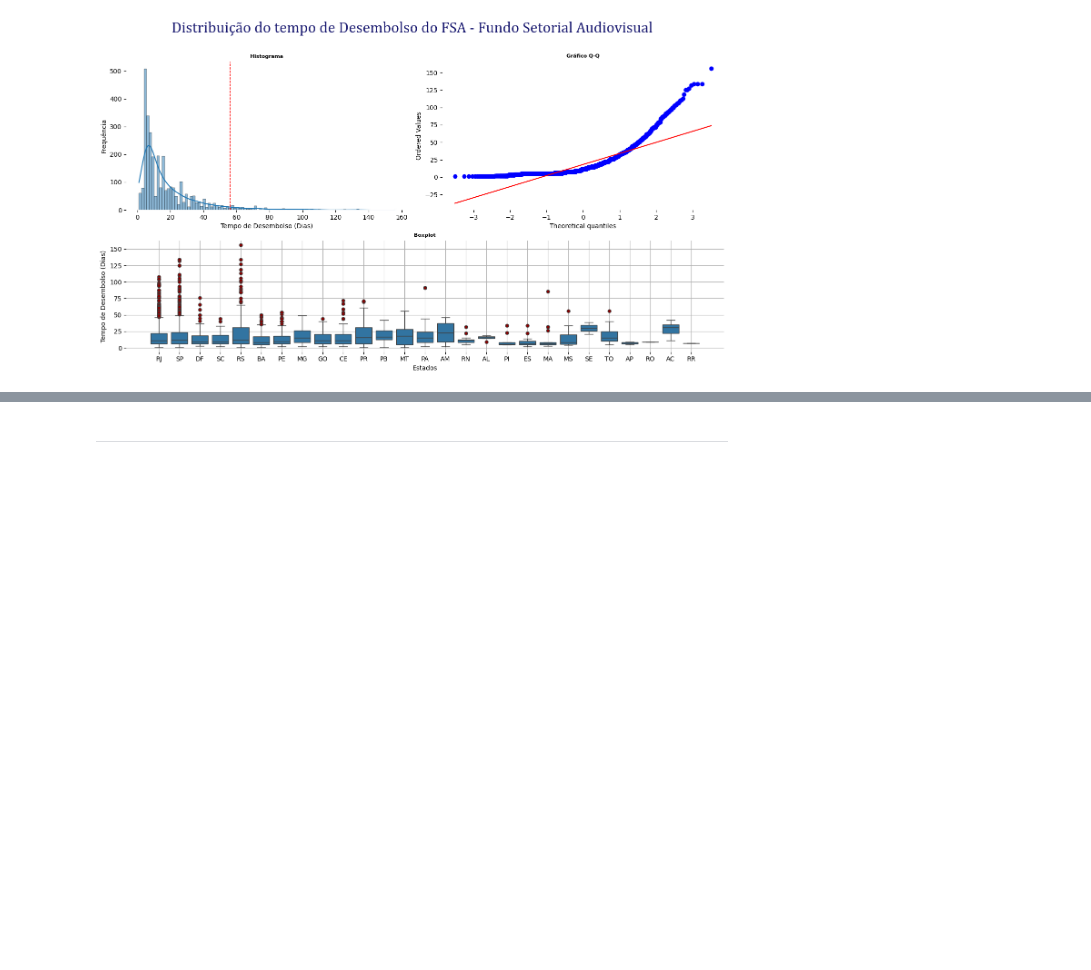
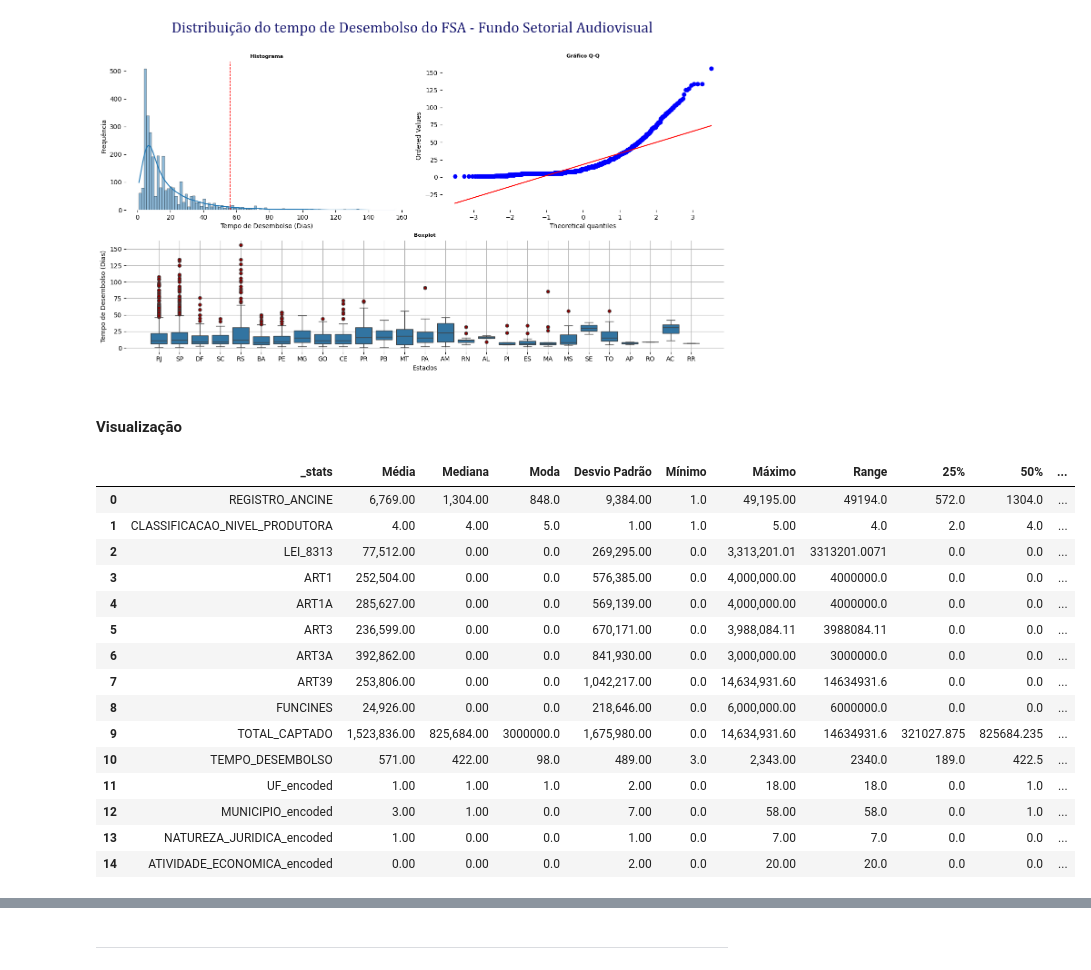
Before and after one commit to fonsecadados/AgenciaNacionalDoCinema_ANCINE, a Jupyter notebook: ANCINE_DesafiosEOportunidades.ipynb, the cells around one changed output, grey strips where cells are left out. Drawn from its saved outputs; the diff is of its cells as text; code cells hidden in the pictures; blank space fills up the shorter version.

```diff
--- a/ANCINE_DesafiosEOportunidades.ipynb
+++ b/ANCINE_DesafiosEOportunidades.ipynb
@@ -1499,3 +1499,47 @@ plt.subplots_adjust(top=0.87)
 plt.show()
 # %% [output]
 [figure]
+# %% [markdown]
+#### Visualização
+# %%
+def stats_tempo_desembolso(df):
+    numerical = df.select_dtypes(include=('int64', 'float64'))
+
+    media = pd.DataFrame(numerical.mean().round().apply(lambda x: f'{x:,.2f}')).T
+    mediana = pd.DataFrame(numerical.median().round().apply(lambda x: f'{x:,.2f}')).T
+    moda = pd.DataFrame(numerical.mode().iloc[0]).T
+    desvio_padrao = pd.DataFrame(numerical.apply(np.std).round().apply(lambda x: f'{x:,.2f}')).T
+    minimo = pd.DataFrame(numerical.min()).T
+    maximo = pd.DataFrame(numerical.max().apply(lambda x: f'{x:,.2f}')).T
+    quantile_1 = pd.DataFrame(numerical.quantile(0.25)).T
+    quantile_2 = pd.DataFrame(numerical.quantile(0.50)).T
+    quantile_3 = pd.DataFrame(numerical.quantile(0.75)).T
+    range = pd.DataFrame(numerical.apply(lambda x: x.max() - x.min())).T
+    skew = pd.DataFrame(numerical.apply(lambda x: x.skew()).apply(lambda x: f'{x:.3f}')).T
+    kurtosis = pd.DataFrame(numerical.apply(lambda x: x.kurtosis()).apply(lambda x: f'{x:.3f}')).T
+
+
+    nome_df = '_stats'
+    stats_df = pd.concat([media, mediana, moda, desvio_padrao, minimo, maximo, range, quantile_1, quantile_2, quantile_3, skew, kurtosis]).T.reset_index()
+    # Definir os nomes das colunas
+    stats_df.columns = [nome_df, 'Média', 'Mediana', 'Moda', 'Desvio Padrão', 'Mínimo', 'Máximo', 'Range', '25%', '50%', '75%', 'Skew', 'Kurtosis']
+    return stats_df
+# %%
+stats_tempo_desembolso(re_fiscal_ml)
+# %% [output]
+|  | _stats | Média | Mediana | Moda | Desvio Padrão | Mínimo | Máximo | Range | 25% | 50% | ... |
+| 0 | REGISTRO_ANCINE | 6,769.00 | 1,304.00 | 848.0 | 9,384.00 | 1.0 | 49,195.00 | 49194.0 | 572.0 | 1304.0 | ... |
+| 1 | CLASSIFICACAO_NIVEL_PRODUTORA | 4.00 | 4.00 | 5.0 | 1.00 | 1.0 | 5.00 | 4.0 | 2.0 | 4.0 | ... |
+| 2 | LEI_8313 | 77,512.00 | 0.00 | 0.0 | 269,295.00 | 0.0 | 3,313,201.01 | 3313201.0071 | 0.0 | 0.0 | ... |
+| 3 | ART1 | 252,504.00 | 0.00 | 0.0 | 576,385.00 | 0.0 | 4,000,000.00 | 4000000.0 | 0.0 | 0.0 | ... |
+| 4 | ART1A | 285,627.00 | 0.00 | 0.0 | 569,139.00 | 0.0 | 4,000,000.00 | 4000000.0 | 0.0 | 0.0 | ... |
+| 5 | ART3 | 236,599.00 | 0.00 | 0.0 | 670,171.00 | 0.0 | 3,988,084.11 | 3988084.11 | 0.0 | 0.0 | ... |
+| 6 | ART3A | 392,862.00 | 0.00 | 0.0 | 841,930.00 | 0.0 | 3,000,000.00 | 3000000.0 | 0.0 | 0.0 | ... |
+| 7 | ART39 | 253,806.00 | 0.00 | 0.0 | 1,042,217.00 | 0.0 | 14,634,931.60 | 14634931.6 | 0.0 | 0.0 | ... |
+| 8 | FUNCINES | 24,926.00 | 0.00 | 0.0 | 218,646.00 | 0.0 | 6,000,000.00 | 6000000.0 | 0.0 | 0.0 | ... |
+| 9 | TOTAL_CAPTADO | 1,523,836.00 | 825,684.00 | 3000000.0 | 1,675,980.00 | 0.0 | 14,634,931.60 | 14634931.6 | 321027.875 | 825684.235 | ... |
+| 10 | TEMPO_DESEMBOLSO | 571.00 | 422.00 | 98.0 | 489.00 | 3.0 | 2,343.00 | 2340.0 | 189.0 | 422.5 | ... |
+| 11 | UF_encoded | 1.00 | 1.00 | 1.0 | 2.00 | 0.0 | 18.00 | 18.0 | 0.0 | 1.0 | ... |
+| 12 | MUNICIPIO_encoded | 3.00 | 1.00 | 0.0 | 7.00 | 0.0 | 58.00 | 58.0 | 0.0 | 1.0 | ... |
+| 13 | NATUREZA_JURIDICA_encoded | 1.00 | 0.00 | 0.0 | 1.00 | 0.0 | 7.00 | 7.0 | 0.0 | 0.0 | ... |
+| 14 | ATIVIDADE_ECONOMICA_encoded | 0.00 | 0.00 | 0.0 | 2.00 | 0.0 | 20.00 | 20.0 | 0.0 | 0.0 | ... |
```
Also changed, not shown: parts of 29 cells of this notebook.
